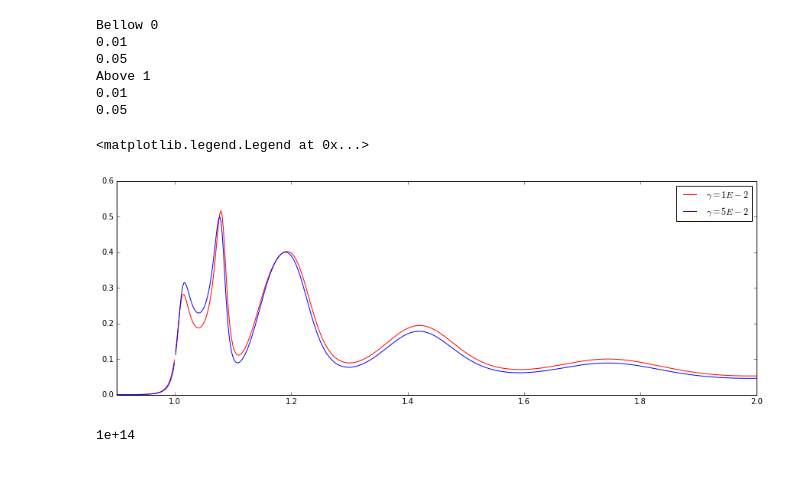
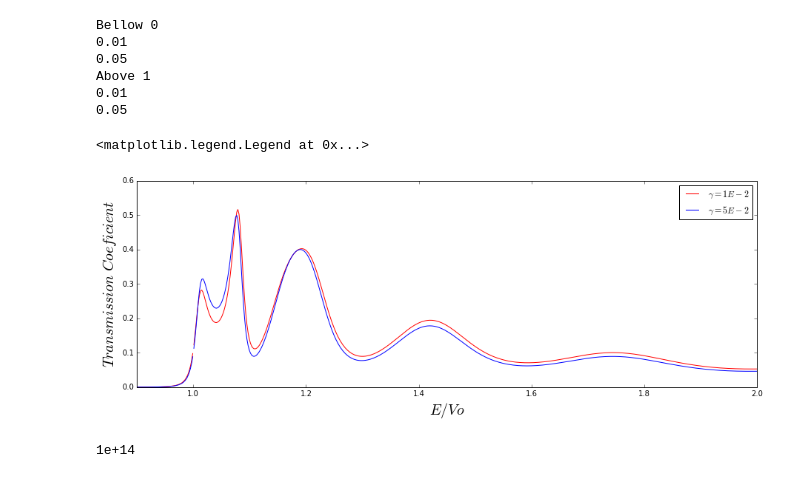
Before and after one commit to daniel-lozano/Thesis, a Jupyter notebook: Dissipation/Dissipation_Explained.ipynb, the cells around one changed output. Drawn from its saved outputs; the diff is of its cells as text; code cells hidden in the pictures.

```diff
--- a/Dissipation/Dissipation_Explained.ipynb
+++ b/Dissipation/Dissipation_Explained.ipynb
@@ -202,15 +202,17 @@ Above 1
 # %%
 
 plot(E1,trans[:,0],"r",label="$\gamma=1E-2$")
 plot(E1,trans[:,1],"b",label="$\gamma=5E-2$")
 
 plot(E2,trans[:,2],"r")
 plot(E2,trans[:,3],"b")
 xlim(0.9,2)
+xlabel("$ E/Vo $", size=20)
+ylabel("$ Transmission\ Coeficient $",size=20)
 legend()
 # %% [output]
 <matplotlib.legend.Legend at 0x...>
-[figure, old version]
+[figure, new version]
 # %%
 print OMG
 # %% [output]
```
Also changed, not shown: 2 other files.
